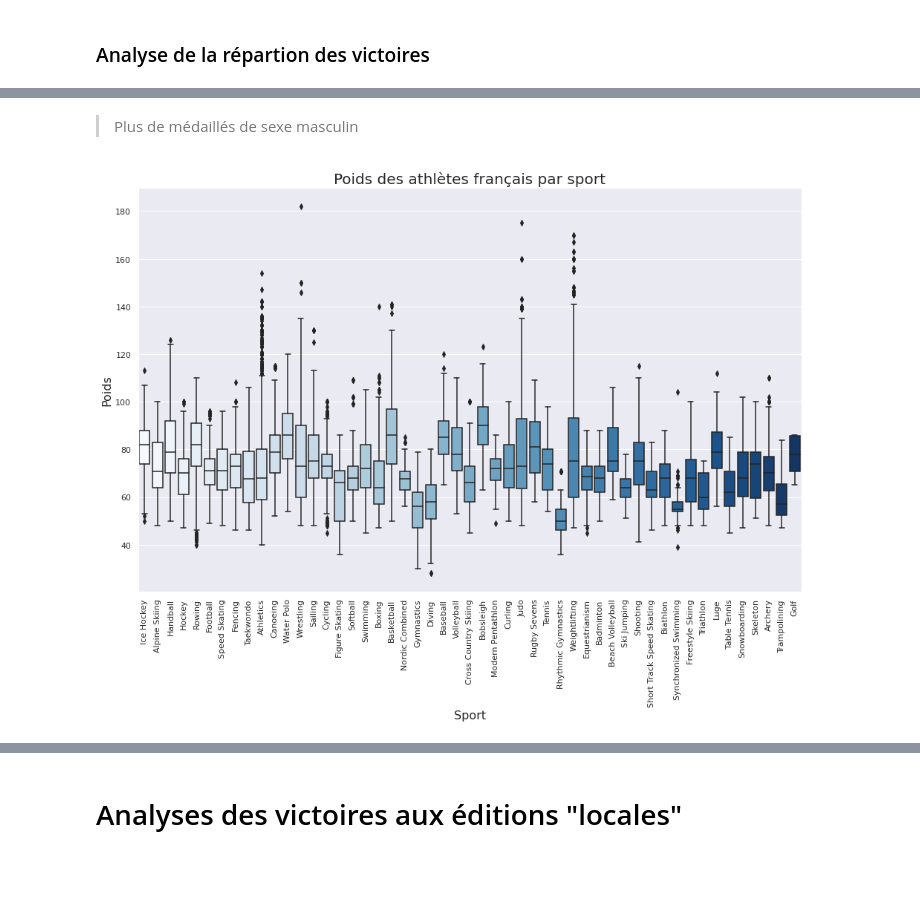
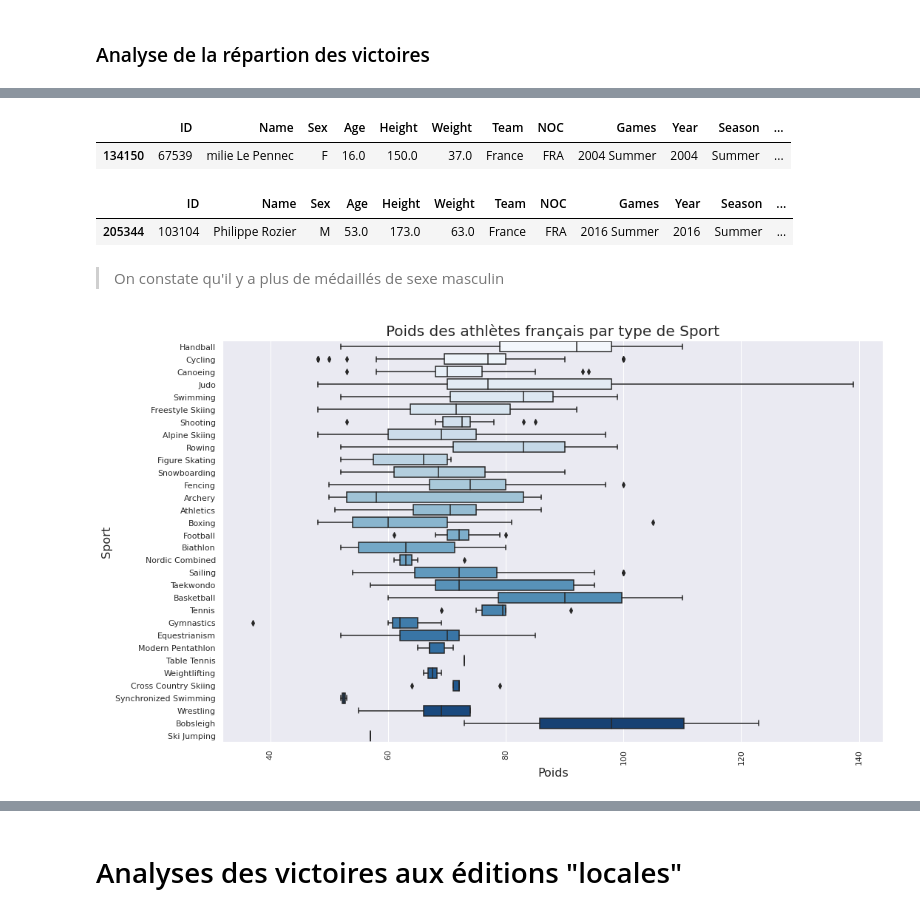
Before and after one commit to tekebim/python-render-session, a Jupyter notebook: Analyse_Olympics_Game.ipynb, the cells around one changed output, grey strips where cells are left out. Cells and saved outputs as stored; diff of their text form; code cells hidden in the pictures; blank space fills up the shorter version.

```diff
--- a/Analyse_Olympics_Game.ipynb
+++ b/Analyse_Olympics_Game.ipynb
@@ -413,6 +423,21 @@ array(['Denmark', 'Finland', 'Norway', 'Netherlands', 'France', 'Italy',
        'Barbados', 'Tonga'], dtype=object)
 # %% [markdown]
 # Analyse des médailles pour la France
+# %%
+frenchAthletes = athletesFilter[athletesFilter.region == "France"]
+frenchAthletesMedals = frenchAthletes[frenchAthletes.Medal != 'None']
+frenchAthletesWinner = frenchAthletesMedals[frenchAthletesMedals.Medal == 'Gold']
+
+frenchSummerParticipants = frenchAthletes[frenchAthletes.Season == "Summer"]
+frenchWinterParticipants = frenchAthletes[frenchAthletes.Season == "Winter"]
+
+# frenchSummerParticipants = frenchAthletes[frenchSummerMedals.Team == "France"].loc[:,["ID","Year", "Medal"]]
+# frenchWinterParticipants = frenchAthletes[athletesWinterEdition.Team == "France"].loc[:,["ID","Year", "Medal"]]
+
+frenchSummerMedals = frenchAthletesMedals[frenchAthletesMedals['Season']=='Summer']
+frenchWinterMedals = frenchAthletesWinner[frenchAthletesWinner['Season']=='Winter']
+frenchSummerWinner = frenchSummerMedals[frenchSummerMedals['Medal']=='Gold']
+frenchWinterWinner = frenchWinterMedals[frenchWinterMedals['Medal']=='Gold']
 # %%
 frLast30yo = frenchAthletes[frenchAthletes['Year'] >= 1960]
 frMedalsLast30yo = frenchAthletesMedals[frenchAthletesMedals['Year'] >= 1960]
@@ -618,13 +758,27 @@ plt.show()
+# %%
+# sort by age
+frSortedByAge = frWinnerLast30yo.sort_values(by="Age")
+# display the youngest athlete
+frSortedByAge.head(1)
+# %% [output]
+|  | ID | Name | Sex | Age | Height | Weight | Team | NOC | Games | Year | Season | ... |
+| 134150 | 67539 | milie Le Pennec | F | 16.0 | 150.0 | 37.0 | France | FRA | 2004 Summer | 2004 | Summer | ... |
+# %%
+# display the oldest athlete
+frSortedByAge.tail(1)
+# %% [output]
+|  | ID | Name | Sex | Age | Height | Weight | Team | NOC | Games | Year | Season | ... |
+| 205344 | 103104 | Philippe Rozier | M | 53.0 | 173.0 | 63.0 | France | FRA | 2016 Summer | 2016 | Summer | ... |
 # %% [markdown]
- > Plus de médaillés de sexe masculin
+ > On constate qu'il y a plus de médaillés de sexe masculin
 # %%
 plt.figure(figsize=(16, 10))
-sns.boxplot(x='Sport',y='Weight',data=frMedalsLast30yo, palette="Blues")
-plt.title("Poids des athlètes français par sport", fontsize = 20)
-plt.xlabel('Sport', fontsize = 16)
-plt.ylabel('Poids', fontsize = 16)
+sns.boxplot(x='Weight',y='Sport',data=frMedalsLast30yo, palette="Blues")
+plt.title("Poids des athlètes français par type de Sport", fontsize = 20)
+plt.xlabel('Poids', fontsize = 16)
+plt.ylabel('Sport', fontsize = 16)
 plt.xticks(rotation = 90)
 plt.show()
 # %% [output]
-[figure, old version]
+[figure, new version]
 # %%
```
Also changed, not shown: parts of 36 cells of this notebook.
